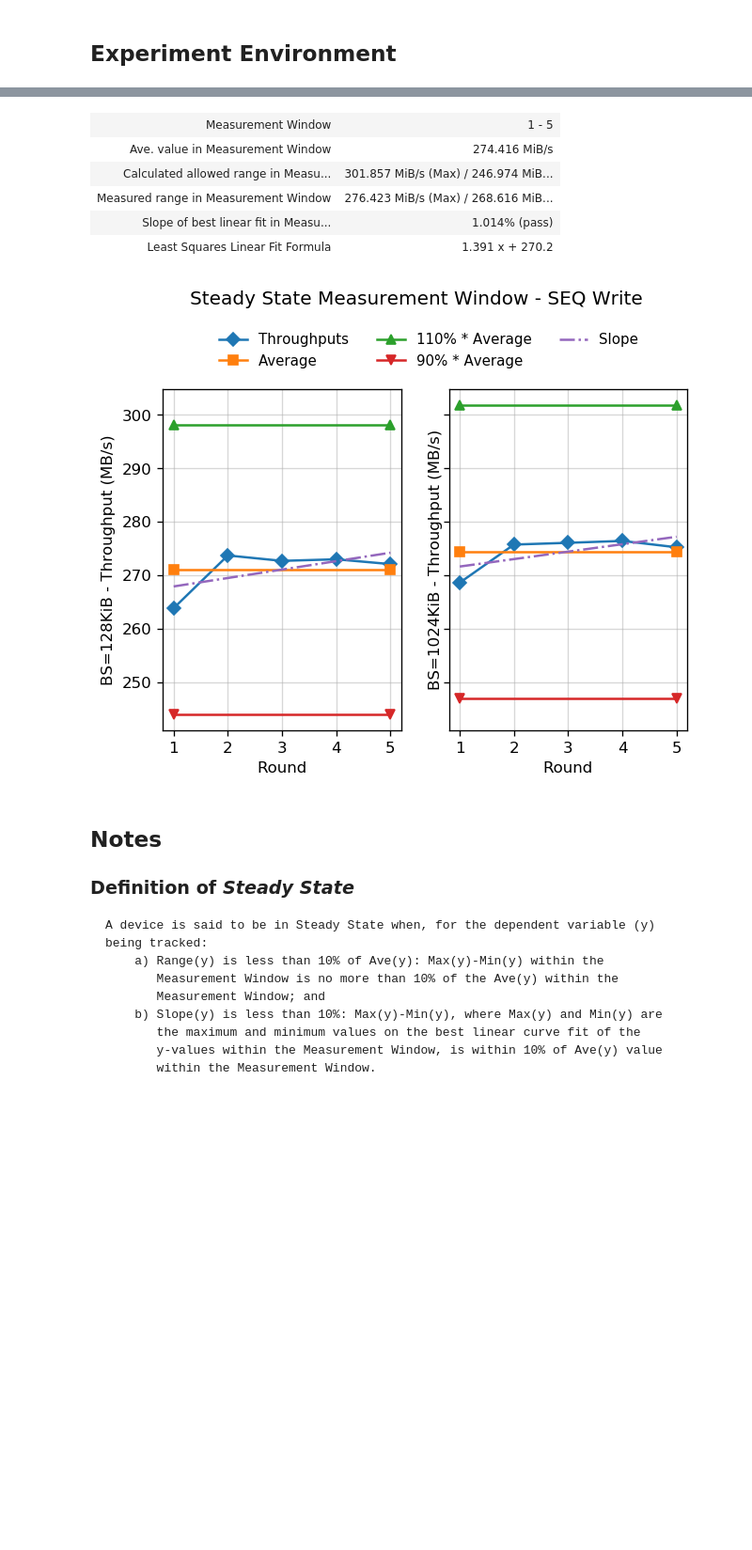
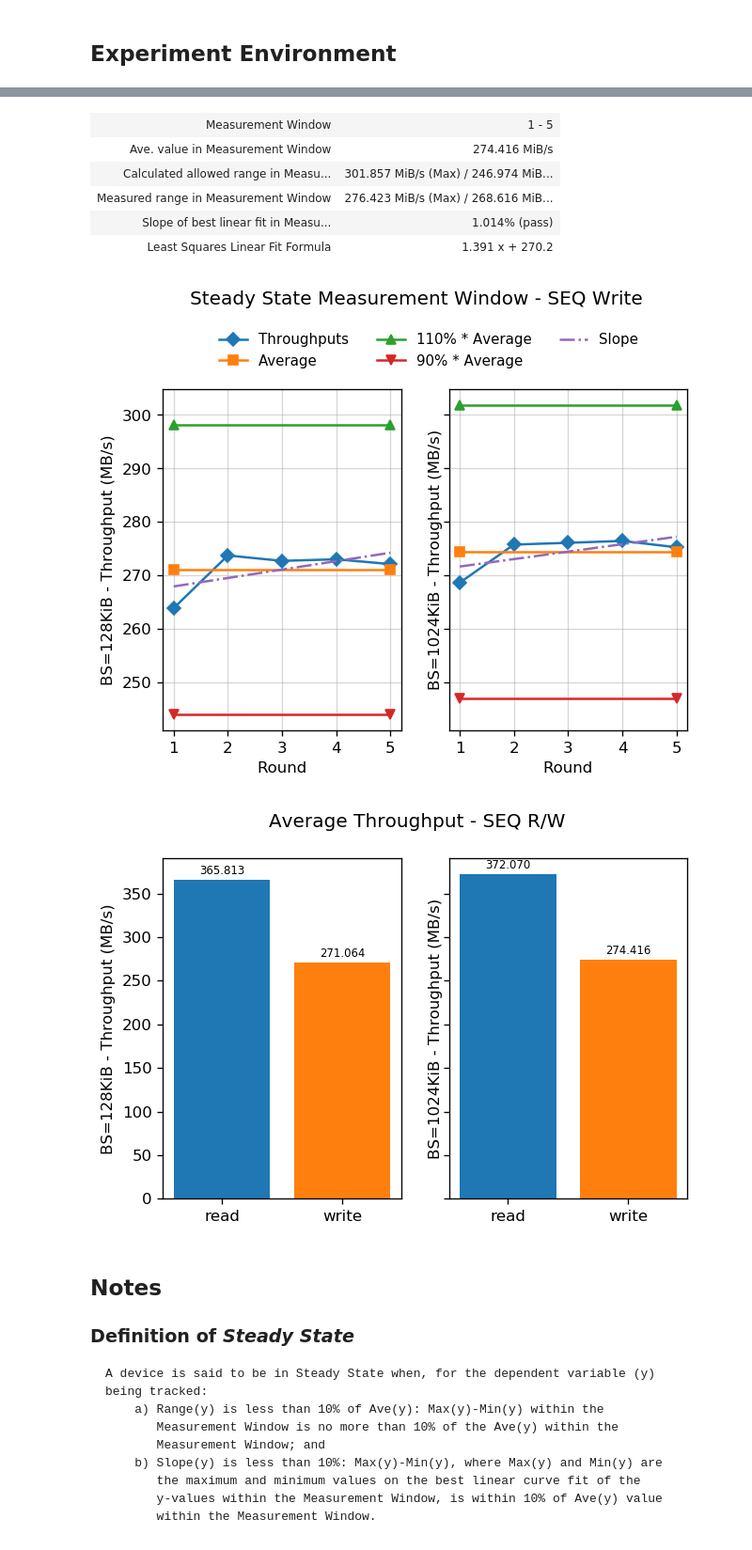
Before and after one commit to ljishen/SSSPT, a Jupyter notebook: analysis/notebooks/throughput_test.ipynb, the cells around one changed output, grey strips where cells are left out. Shown at 94% size. Saved outputs shown, nothing was run; the diff lists cells and outputs as text; code cells hidden in the pictures; blank space fills up the shorter version.

Commit message:
Add the 'Throughput Measurement Plot'

```diff
--- a/analysis/notebooks/throughput_test.ipynb
+++ b/analysis/notebooks/throughput_test.ipynb
@@ -389,10 +389,37 @@ def plot_ss_measurement_window(profiles_dirname):
         plt.show()
 
 
+def plot_tp_measurement(profiles_dirname):
+    fig, axes = __create_subplots()
+    for idx, bs in enumerate(BLOCK_SIZES):
+        ax = axes[idx]
+
+        bars = []
+
+        for mode in MODES:
+            rounds, values = __get_bw_means(profiles_dirname, bs, mode)
+            values_in_window = values[-1 * MEASUREMENT_WINDOW_SIZE:]
+            avg_value = np.mean(values_in_window)
+
+            bars.append(ax.bar(mode, avg_value))
+            ax.text(
+                mode,
+                avg_value * 1.01,
+                '{:.3f}'.format(avg_value),
+                fontsize=7,
+                ha='center',
+                va='bottom')
+
+        ax.set_ylabel('BS=' + bs + 'KiB' + ' - Throughput (MB/s)')
+
+    plt.suptitle('Average Throughput - SEQ R/W')
+
+
 profiles_dirname = 'usb3_throughput'
 
 plot_ss_convergence(profiles_dirname)
 plot_ss_measurement_window(profiles_dirname)
+plot_tp_measurement(profiles_dirname)
 # %% [output]
 [figure]
 ---
@@ -400,33 +427,34 @@ Block Size: 128KiB
 | Measurement Window | 1 - 5 |
 | Ave. value in Measurement Window | 365.813 MiB/s |
 | Calculated allowed range in Measu... | 402.394 MiB/s (Max) / 329.232 MiB... |
 | Measured range in Measurement Window | 368.254 MiB/s (Max) / 364.070 MiB... |
 | Slope of best linear fit in Measu... | 0.265% (pass) |
 | Least Squares Linear Fit Formula | 0.4844 x + 364.4 |
 Block Size: 1024KiB
 | Measurement Window | 1 - 5 |
 | Ave. value in Measurement Window | 372.070 MiB/s |
 | Calculated allowed range in Measu... | 409.277 MiB/s (Max) / 334.863 MiB... |
 | Measured range in Measurement Window | 373.181 MiB/s (Max) / 371.698 MiB... |
 | Slope of best linear fit in Measu... | 0.030% (pass) |
 | Least Squares Linear Fit Formula | 0.05661 x + 371.9 |
 [figure]
 ---
 Block Size: 128KiB
 | Measurement Window | 1 - 5 |
 | Ave. value in Measurement Window | 271.064 MiB/s |
 | Calculated allowed range in Measu... | 298.170 MiB/s (Max) / 243.957 MiB... |
 | Measured range in Measurement Window | 273.703 MiB/s (Max) / 263.849 MiB... |
 | Slope of best linear fit in Measu... | 1.163% (pass) |
 | Least Squares Linear Fit Formula | 1.576 x + 266.3 |
 Block Size: 1024KiB
 | Measurement Window | 1 - 5 |
 | Ave. value in Measurement Window | 274.416 MiB/s |
 | Calculated allowed range in Measu... | 301.857 MiB/s (Max) / 246.974 MiB... |
 | Measured range in Measurement Window | 276.423 MiB/s (Max) / 268.616 MiB... |
 | Slope of best linear fit in Measu... | 1.014% (pass) |
 | Least Squares Linear Fit Formula | 1.391 x + 270.2 |
 [figure]
+[figure, added]
 # %% [markdown]
 ## Notes
 
```
Also changed, not shown: parts of 1 cell of this notebook.
